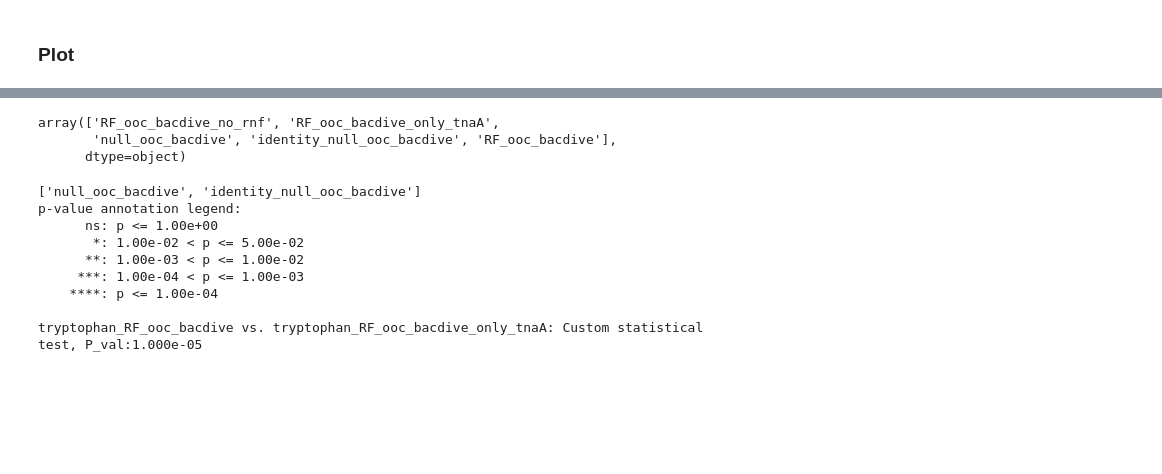
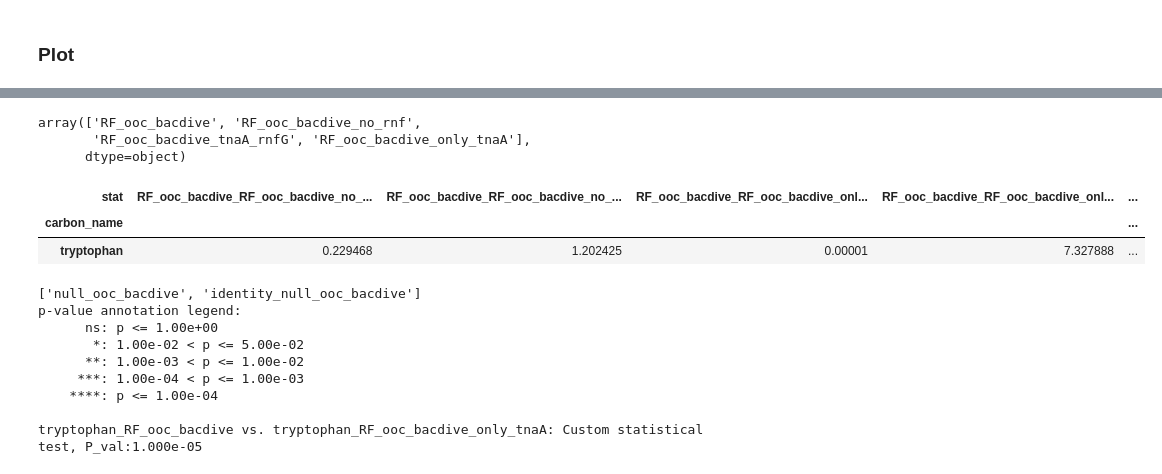
Before and after one commit to zeqianli/CarbonUtilization, a Jupyter notebook: figures.ipynb, the cells around one changed output, grey strips where cells are left out. Saved outputs shown, nothing was run; the diff lists cells and outputs as text; code cells hidden in the pictures; blank space fills up the shorter version.

```diff
--- a/figures.ipynb
+++ b/figures.ipynb
@@ -750,7 +732,7 @@ Concatenating data done.
 ### Plot
 # %%
 results_all=pd.read_pickle(os.path.join("/home/zeqianli/project/zeqian/Carbon/data/figure_data/SI/bacdive_rnf","results_all.pk"))
-results_all_prev=pd.read_pickle("/home/zeqianli/project/zeqian/Carbon/data/figure_data/SI/bacdive/results_all.pk")
+# results_all_prev=pd.read_pickle("/home/zeqianli/project/zeqian/Carbon/data/figure_data/SI/bacdive/results_all.pk")
 
-df=results_all_prev[(results_all_prev['carbon_name']=='tryptophan') & (results_all_prev['model'].isin(['null_ooc','identity_null_ooc','RF_ooc']))]
-results_all=pd.concat([results_all, df], axis=0,ignore_index=True)
+# df=results_all_prev[(results_all_prev['carbon_name']=='tryptophan') & (results_all_prev['model'].isin(['null_ooc','identity_null_ooc','RF_ooc']))]
+# results_all=pd.concat([results_all, df], axis=0,ignore_index=True)
@@ -775,8 +741,8 @@ results_all['model']=results_all['model']+'_'+results_all['dataset_name']
 # %%
 results_all['model'].unique()
 # %% [output]
-array(['RF_ooc_bacdive_no_rnf', 'RF_ooc_bacdive_only_tnaA',
-       'null_ooc_bacdive', 'identity_null_ooc_bacdive', 'RF_ooc_bacdive'],
+array(['RF_ooc_bacdive', 'RF_ooc_bacdive_no_rnf',
+       'RF_ooc_bacdive_tnaA_rnfG', 'RF_ooc_bacdive_only_tnaA'],
       dtype=object)
 # %%
 model_pairs=[('RF_ooc_bacdive', 'RF_ooc_bacdive_no_rnf'), ('RF_ooc_bacdive', 'RF_ooc_bacdive_only_tnaA'),
@@ -794,6 +760,12 @@ stats=compare_models(results_all,
                     metric='accuracy',
                     p_threshold=0.05,
                     multi_testing_correction=False).set_index('carbon_name')
+# %%
+stats
+# %% [output]
+| stat | RF_ooc_bacdive_RF_ooc_bacdive_no_... | RF_ooc_bacdive_RF_ooc_bacdive_no_... | RF_ooc_bacdive_RF_ooc_bacdive_onl... | RF_ooc_bacdive_RF_ooc_bacdive_onl... | ... |
+| carbon_name |  |  |  |  | ... |
+| tryptophan | 0.229468 | 1.202425 | 0.00001 | 7.327888 | ... |
 # %%
 
 # fig, stats=plot_fancy_model_comparison(results_all, hue_order=hue_order,stats=stats, model_pairs=model_pairs, multi_testing_correction=False, height=4, aspect=1.1,rotate_x=False,single_annotation=False, pair_annotation=True)
```
Also changed, not shown: parts of 79 cells of this notebook, 12 other files.
